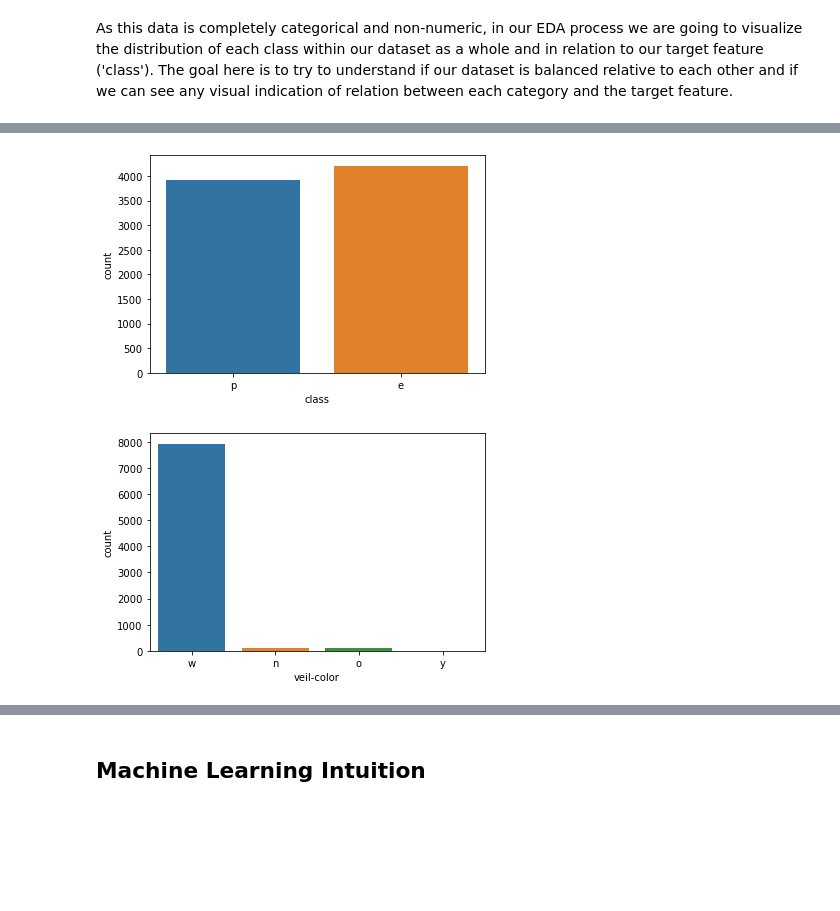
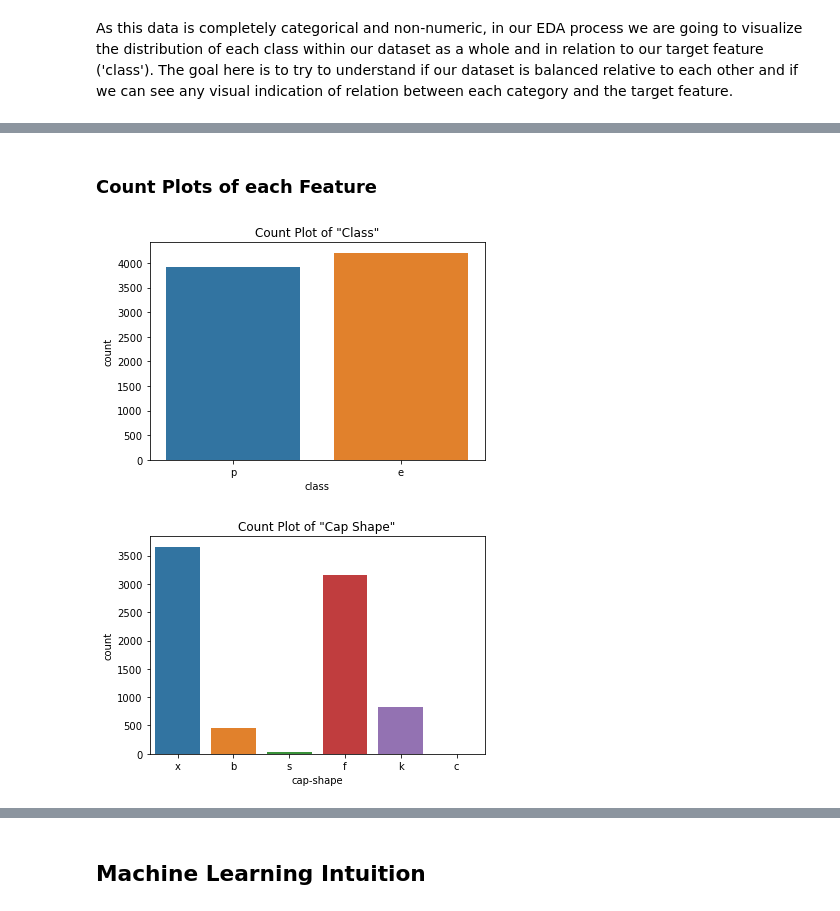
Before and after one commit to AvinashBisram/Machine-Learning, a Jupyter notebook: Classification/Classification Comparison.ipynb, the cells around one changed output, grey strips where cells are left out. Drawn from its saved outputs; the diff is of its cells as text; code cells hidden in the pictures; blank space fills up the shorter version.

```diff
--- a/Classification/Classification Comparison.ipynb
+++ b/Classification/Classification Comparison.ipynb
@@ -223,12 +219,31 @@ for column in rawData.columns:
+# %% [markdown]
+### Count Plots of each Feature
 # %%
-# Class (our Target Feature)
+# 'Class' (our Target Feature)
 
 sns.countplot(x=rawData['class'])
-plt.show()
-sns.countplot(x=rawData['veil-color'])
+plt.title('Count Plot of "Class"')
 plt.show()
 
-# Relatively uniform distribution
+# We can see that both distinct values in the 'class' feature have roughly the same count.
+# This is good because if our target feature was unbalanced and had a large majority of one value over another,
+# our Classification models could just identify most/all records as that majority value giving us a high accuracy
+# but largely misclassifying records of the other category.
+
+# Example, if our dataset had 99% dogs and 1% cats, our model could label everything as a dog and achieve 99% accuracy.
+# However, it would be terrible at correctly identifying cats!
 # %% [output]
-[figure, old version]
+[figure, new version]
-[figure, removed]
+# %%
+# 'Cap Shape'
+
+sns.countplot(x=rawData['cap-shape'])
+plt.title('Count Plot of "Cap Shape"')
+plt.show()
+
+# This feature is quite unbalanced. The dataset is dominated by cap shapes of x and f (convex and flat respectively)
+# but has very few records with values of s or c (conical and sunken respectively).
+
+# Perhaps even our best model won't do a great job at properly classifying mushrooms with those sparse cap shape values.
+# %% [output]
+[figure, added]
```
Also changed, not shown: parts of 33 cells of this notebook.
